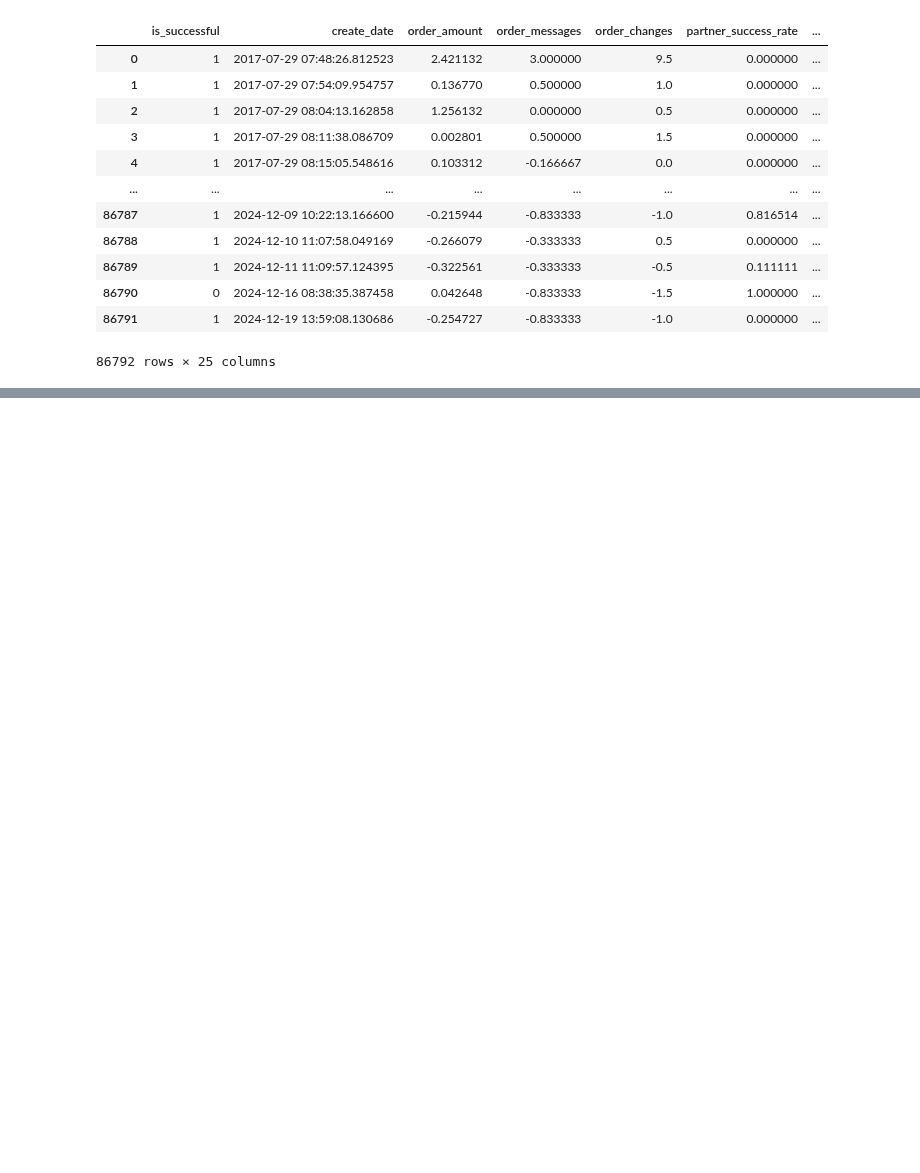
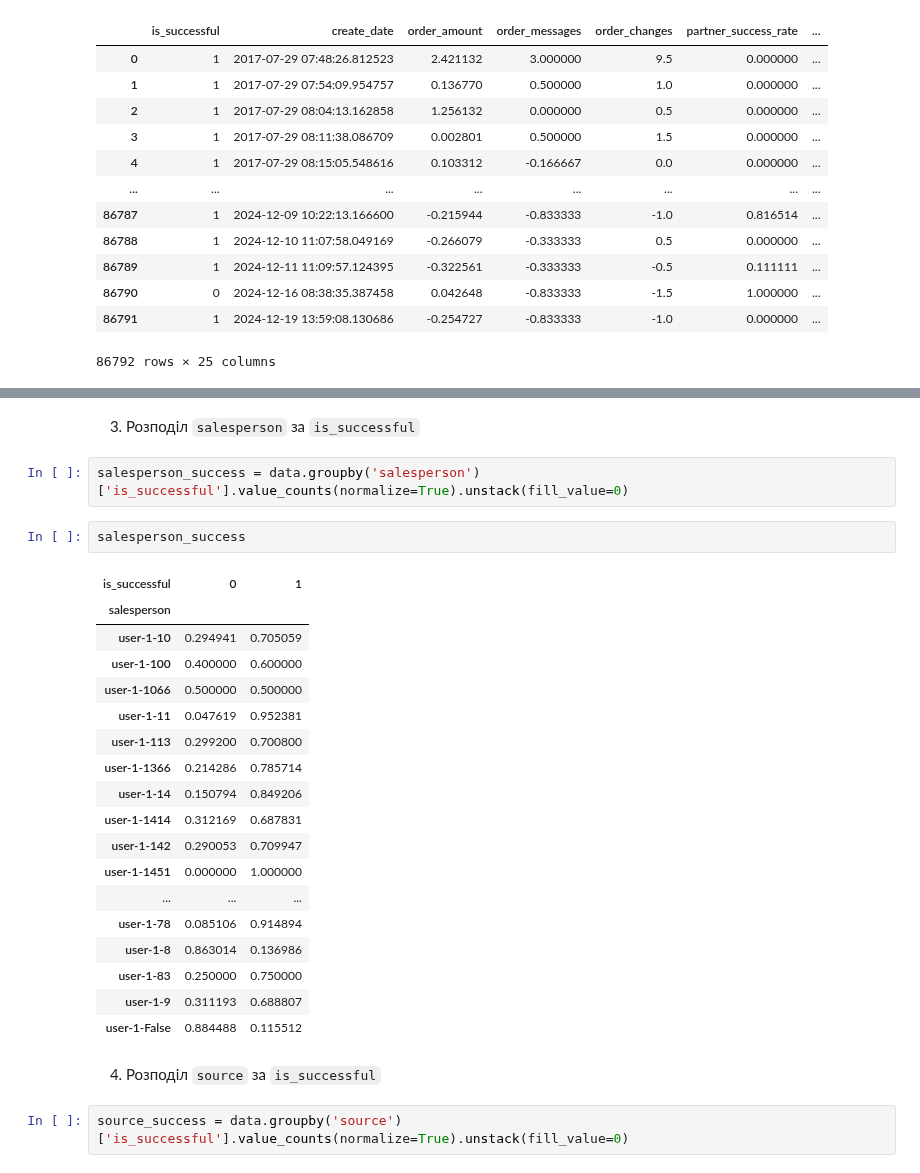
Before and after one commit to SerhiiMiroshnychenko/ScientificCalculations, a Jupyter notebook: PaperS/Paper1/DATA-PREPROCESSING.ipynb, the cells around one changed output, grey strips where cells are left out. Cells and saved outputs as stored; diff of their text form; blank space fills up the shorter version.

Commit message:
Data Pre

```diff
--- a/PaperS/Paper1/DATA-PREPROCESSING.ipynb
+++ b/PaperS/Paper1/DATA-PREPROCESSING.ipynb
@@ -429,0 +505,29 @@ data
+# %% [markdown]
+3. Розподіл `salesperson` за `is_successful`
+# %%
+salesperson_success = data.groupby('salesperson')['is_successful'].value_counts(normalize=True).unstack(fill_value=0)
+# %%
+salesperson_success
+# %% [output]
+| is_successful | 0 | 1 |
+| salesperson |  |  |
+| user-1-10 | 0.294941 | 0.705059 |
+| user-1-100 | 0.400000 | 0.600000 |
+| user-1-1066 | 0.500000 | 0.500000 |
+| user-1-11 | 0.047619 | 0.952381 |
+| user-1-113 | 0.299200 | 0.700800 |
+| user-1-1366 | 0.214286 | 0.785714 |
+| user-1-14 | 0.150794 | 0.849206 |
+| user-1-1414 | 0.312169 | 0.687831 |
+| user-1-142 | 0.290053 | 0.709947 |
+| user-1-1451 | 0.000000 | 1.000000 |
+| ... | ... | ... |
+| user-1-78 | 0.085106 | 0.914894 |
+| user-1-8 | 0.863014 | 0.136986 |
+| user-1-83 | 0.250000 | 0.750000 |
+| user-1-9 | 0.311193 | 0.688807 |
+| user-1-False | 0.884488 | 0.115512 |
+# %% [markdown]
+4. Розподіл `source` за `is_successful`
+# %%
+source_success = data.groupby('source')['is_successful'].value_counts(normalize=True).unstack(fill_value=0)
```
Also changed, not shown: parts of 16 cells of this notebook.
